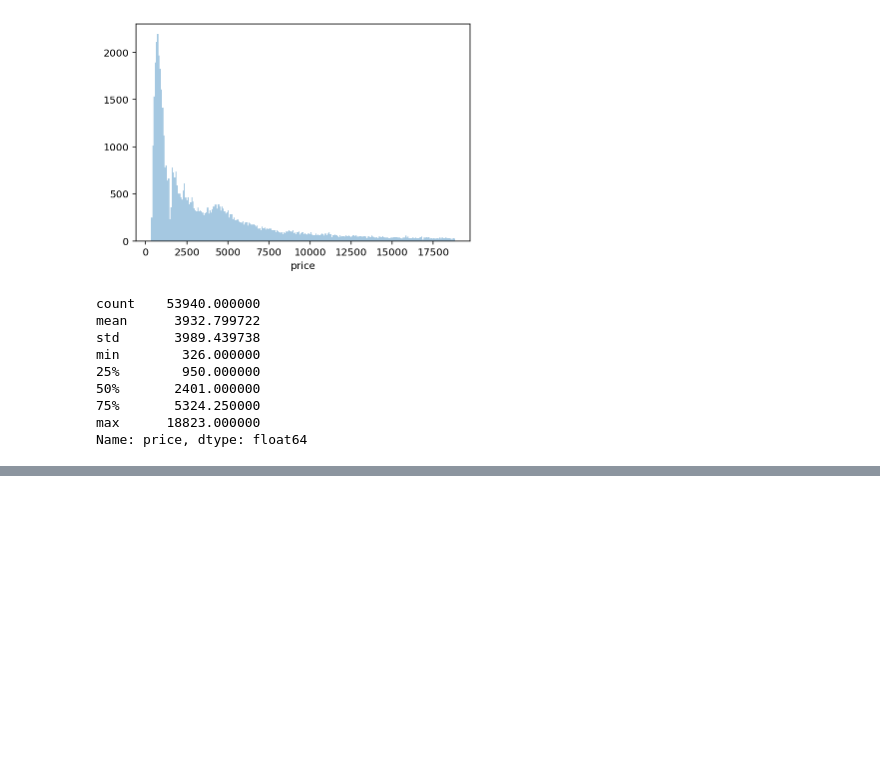
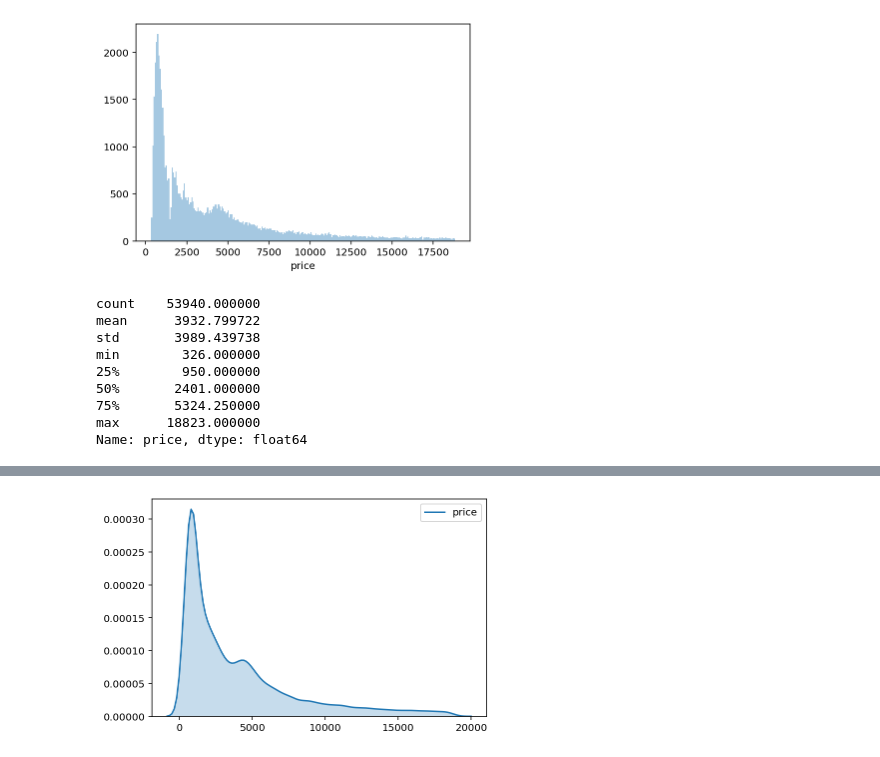
Before and after one commit to bevirgen/Data-Science---Artificial-Intelligence, a Jupyter notebook: 1. Python/2. Dr. M. Vahit Keskin/4. Eda and Visualize Basics/eda.ipynb, the cells around one changed output, grey strips where cells are left out. Saved outputs shown, nothing was run; the diff lists cells and outputs as text; code cells hidden in the pictures; blank space fills up the shorter version.

```diff
--- a/1. Python/2. Dr. M. Vahit Keskin/4. Eda and Visualize Basics/eda.ipynb
+++ b/1. Python/2. Dr. M. Vahit Keskin/4. Eda and Visualize Basics/eda.ipynb
@@ -350,0 +353,4 @@ sns.distplot(df.price, bins=250, kde=True, color='');
+# %%
+sns.kdeplot(df.price, shade=True);
+# %% [output]
+[figure, added]
```
Also changed, not shown: parts of 1 cell of this notebook.
